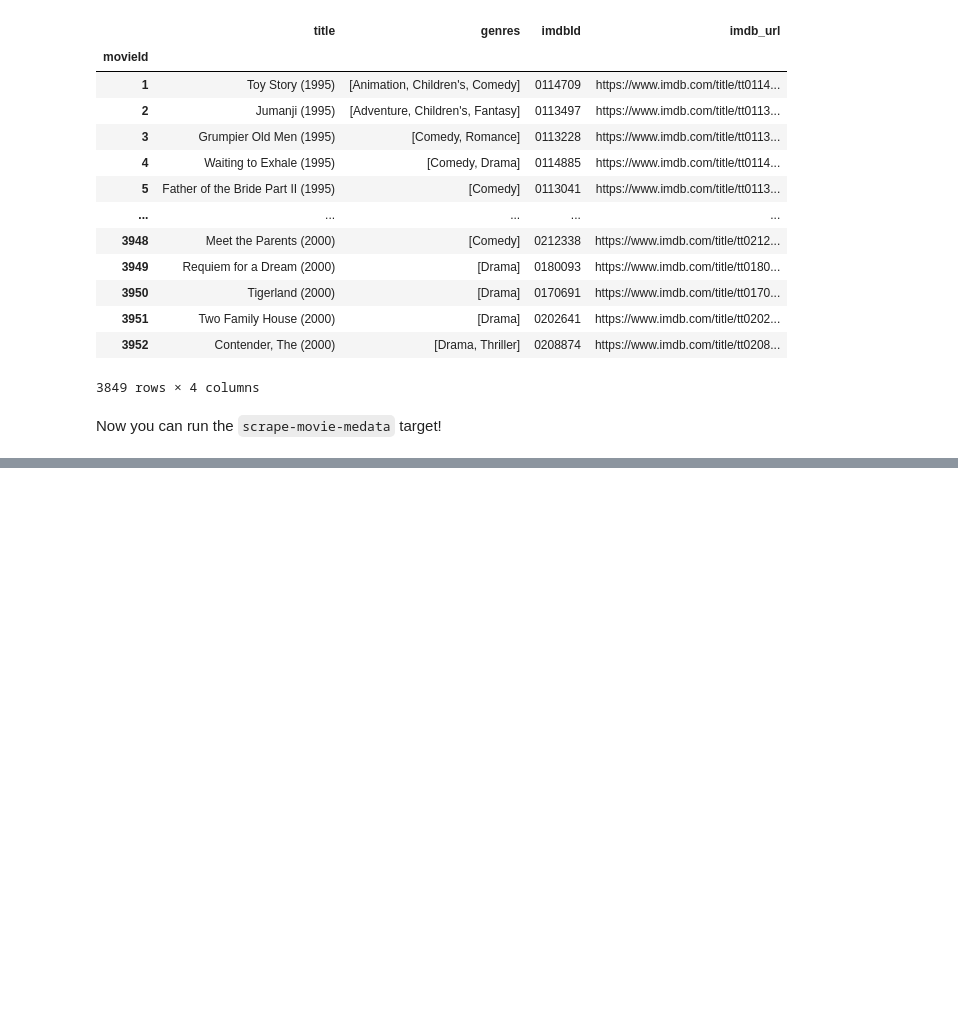
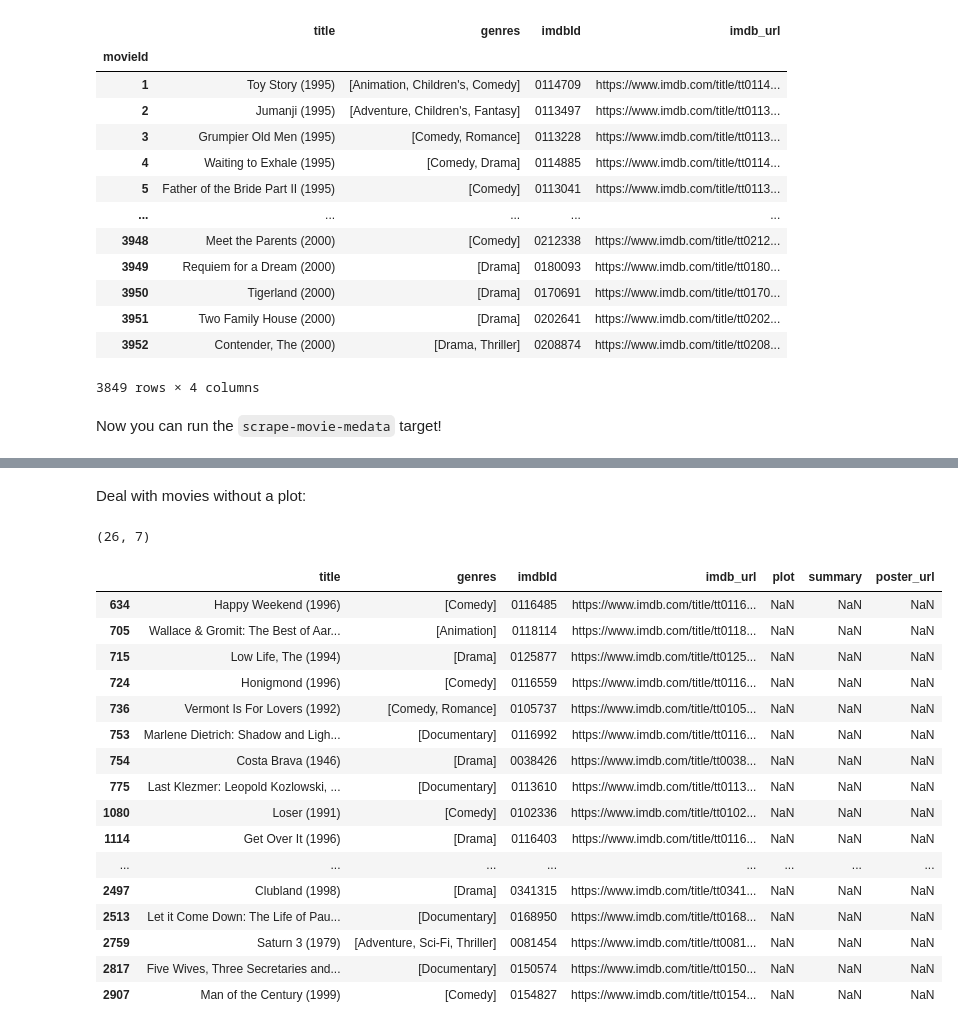
Before and after one commit to hsm207/movielens-weaviate, a Jupyter notebook: notebooks/01_metadata.ipynb, the cells around one changed output, grey strips where cells are left out. Cells and saved outputs as stored; diff of their text form; code cells hidden in the pictures; blank space fills up the shorter version.

Commit message:
Finish notebook to scrape movie metadata

```diff
--- a/notebooks/01_metadata.ipynb
+++ b/notebooks/01_metadata.ipynb
@@ -104,7 +107,8 @@ Add URL to look up the moview in imbd:
 # %%
 # create a new column called imbd_url
 # set imdb_url to https://www.imdb.com/title/tt + the value of imdbId + /plotsummary
-movies1m["imdb_url"] = "https://www.imdb.com/title/tt" + movies1m["imdbId"] + "/plotsummary"
+movies1m["imdb_url"] = "https://www.imdb.com/title/tt" + \
+    movies1m["imdbId"] + "/plotsummary"
 movies1m
 # %% [output]
 |  | title | genres | imdbId | imdb_url |
@@ -153,0 +159,11 @@ Now you can run the `scrape-movie-medata` target!
+# %%
+# read the movie_metadata.jsonl file into a dataframe named movies_metadata
+movies_metadata = pd.read_json("../data/movie_metadata.jsonl", lines=True)
+# rename source_url to imdb_url
+movies_metadata = movies_metadata.rename(columns={"source_url": "imdb_url"})
+# drop title and id columns
+movies_metadata = movies_metadata.drop(columns=["title", "id"])
+# if imdb_url has https://m then replace m with wwww
+movies_metadata["imdb_url"] = movies_metadata["imdb_url"].str.replace(
+    "https://m", "https://www")
+movies_metadata.head()
@@ -153,0 +177,4 @@ Now you can run the `scrape-movie-medata` target!
+# %%
+# left merge movies1m and movies_metadata on imdb_url
+movies1m = movies1m.merge(movies_metadata, on="imdb_url", how="left")
+movies1m.head()
@@ -153,0 +188,29 @@ Now you can run the `scrape-movie-medata` target!
+# %% [markdown]
+Deal with movies without a plot:
+# %%
+# create a df containing movies without a plot
+movies_without_plot = movies1m[movies1m["plot"].isna()]
+movies_without_plot.shape
+# %% [output]
+(26, 7)
+# %%
+# display the movies without a plot
+movies_without_plot
+# %% [output]
+|  | title | genres | imdbId | imdb_url | plot | summary | poster_url |
+| 634 | Happy Weekend (1996) | [Comedy] | 0116485 | https://www.imdb.com/title/tt0116... | NaN | NaN | NaN |
+| 705 | Wallace & Gromit: The Best of Aar... | [Animation] | 0118114 | https://www.imdb.com/title/tt0118... | NaN | NaN | NaN |
+| 715 | Low Life, The (1994) | [Drama] | 0125877 | https://www.imdb.com/title/tt0125... | NaN | NaN | NaN |
+| 724 | Honigmond (1996) | [Comedy] | 0116559 | https://www.imdb.com/title/tt0116... | NaN | NaN | NaN |
+| 736 | Vermont Is For Lovers (1992) | [Comedy, Romance] | 0105737 | https://www.imdb.com/title/tt0105... | NaN | NaN | NaN |
+| 753 | Marlene Dietrich: Shadow and Ligh... | [Documentary] | 0116992 | https://www.imdb.com/title/tt0116... | NaN | NaN | NaN |
+| 754 | Costa Brava (1946) | [Drama] | 0038426 | https://www.imdb.com/title/tt0038... | NaN | NaN | NaN |
+| 775 | Last Klezmer: Leopold Kozlowski, ... | [Documentary] | 0113610 | https://www.imdb.com/title/tt0113... | NaN | NaN | NaN |
+| 1080 | Loser (1991) | [Comedy] | 0102336 | https://www.imdb.com/title/tt0102... | NaN | NaN | NaN |
+| 1114 | Get Over It (1996) | [Drama] | 0116403 | https://www.imdb.com/title/tt0116... | NaN | NaN | NaN |
+| ... | ... | ... | ... | ... | ... | ... | ... |
+| 2497 | Clubland (1998) | [Drama] | 0341315 | https://www.imdb.com/title/tt0341... | NaN | NaN | NaN |
+| 2513 | Let it Come Down: The Life of Pau... | [Documentary] | 0168950 | https://www.imdb.com/title/tt0168... | NaN | NaN | NaN |
+| 2759 | Saturn 3 (1979) | [Adventure, Sci-Fi, Thriller] | 0081454 | https://www.imdb.com/title/tt0081... | NaN | NaN | NaN |
+| 2817 | Five Wives, Three Secretaries and... | [Documentary] | 0150574 | https://www.imdb.com/title/tt0150... | NaN | NaN | NaN |
+| 2907 | Man of the Century (1999) | [Comedy] | 0154827 | https://www.imdb.com/title/tt0154... | NaN | NaN | NaN |
```
Also changed, not shown: parts of 8 cells of this notebook.
